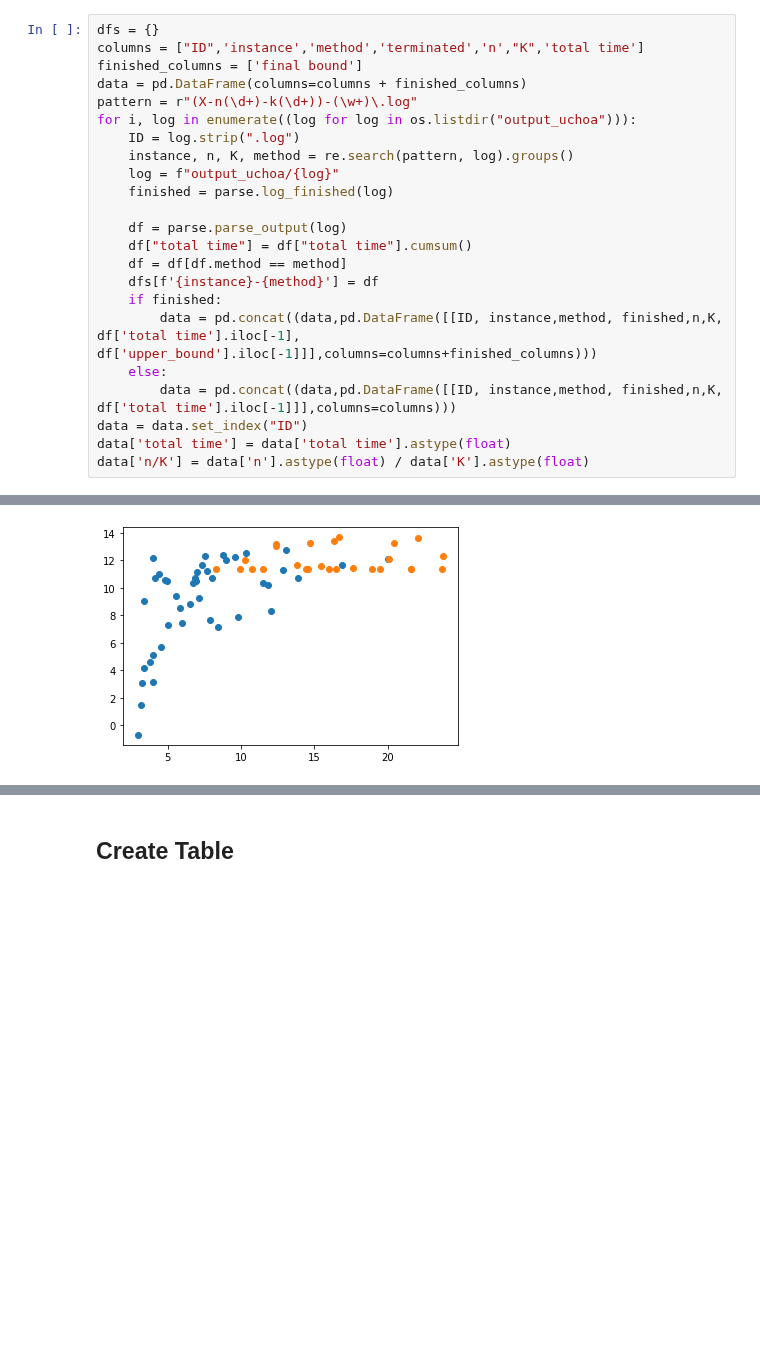
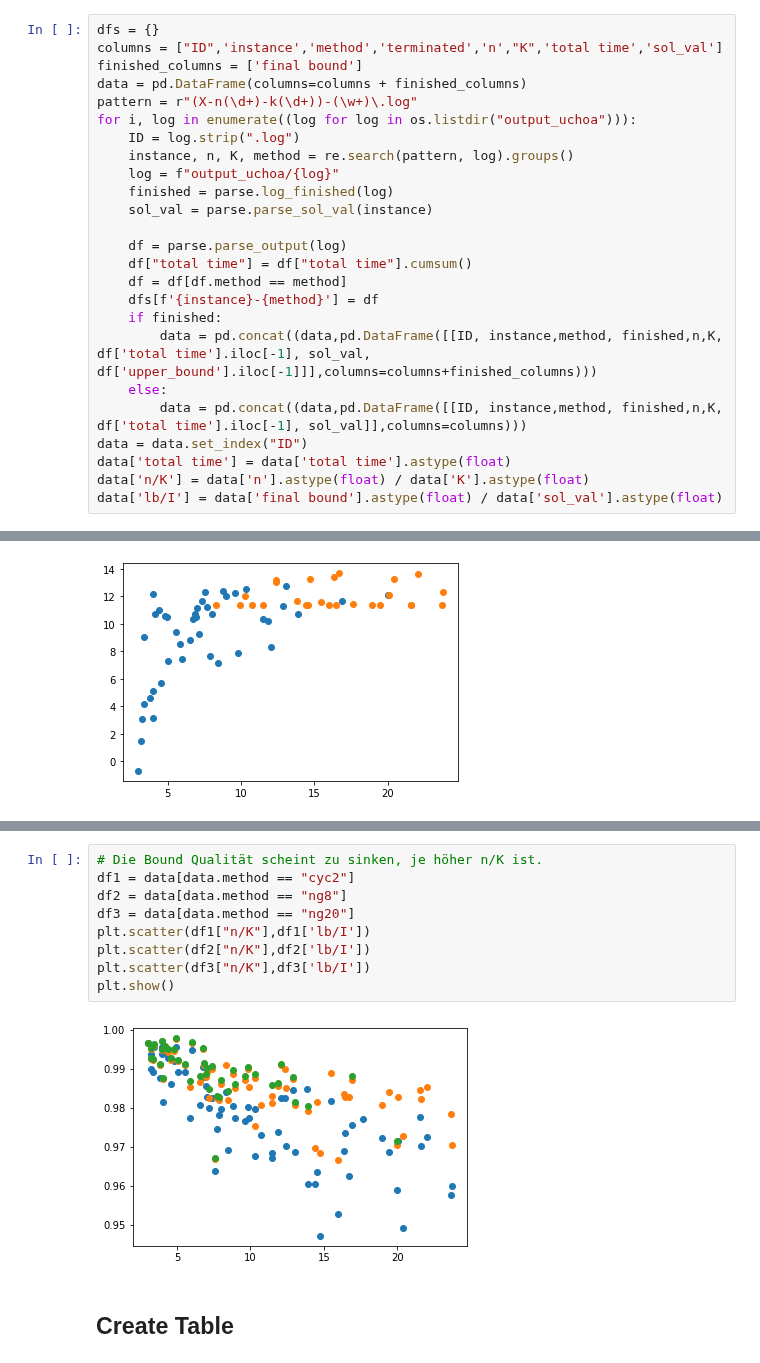
Before and after one commit to habanzu/cvrp, a Jupyter notebook: notebooks/Evaluation.ipynb, the cells around one changed output, grey strips where cells are left out. Cells and saved outputs as stored; diff of their text form; blank space fills up the shorter version.

```diff
--- a/notebooks/Evaluation.ipynb
+++ b/notebooks/Evaluation.ipynb
@@ -18,7 +18,7 @@ files = [file.rstrip(".vrp") for file in os.listdir("Instances/Uchoa") if (not f
 methods = ["SPPRC","cyc2","ng8","ng20"]
 # %%
 dfs = {}
-columns = ["ID",'instance','method','terminated','n',"K",'total time']
+columns = ["ID",'instance','method','terminated','n',"K",'total time','sol_val']
 finished_columns = ['final bound']
 data = pd.DataFrame(columns=columns + finished_columns)
 pattern = r"(X-n(\d+)-k(\d+))-(\w+)\.log"
@@ -27,18 +27,20 @@ for i, log in enumerate((log for log in os.listdir("output_uchoa"))):
     instance, n, K, method = re.search(pattern, log).groups()
     log = f"output_uchoa/{log}"
     finished = parse.log_finished(log)
+    sol_val = parse.parse_sol_val(instance)
 
     df = parse.parse_output(log)
     df["total time"] = df["total time"].cumsum()
     df = df[df.method == method]
     dfs[f'{instance}-{method}'] = df
     if finished:
-        data = pd.concat((data,pd.DataFrame([[ID, instance,method, finished,n,K, df['total time'].iloc[-1], df['upper_bound'].iloc[-1]]],columns=columns+finished_columns)))
+        data = pd.concat((data,pd.DataFrame([[ID, instance,method, finished,n,K, df['total time'].iloc[-1], sol_val, df['upper_bound'].iloc[-1]]],columns=columns+finished_columns)))
     else:
-        data = pd.concat((data,pd.DataFrame([[ID, instance,method, finished,n,K, df['total time'].iloc[-1]]],columns=columns)))
+        data = pd.concat((data,pd.DataFrame([[ID, instance,method, finished,n,K, df['total time'].iloc[-1], sol_val]],columns=columns)))
 data = data.set_index("ID")
 data['total time'] = data['total time'].astype(float)
 data['n/K'] = data['n'].astype(float) / data['K'].astype(float)
+data['lb/I'] = data['final bound'].astype(float) / data['sol_val'].astype(float)
 # %%
 df = data.loc[data.method == "ng20"].copy()
 df['div'] = df['n'].astype(float) / df['K'].astype(float)
@@ -89,3 +57,14 @@ df
+# %%
+# Die Bound Qualität scheint zu sinken, je höher n/K ist.
+df1 = data[data.method == "cyc2"]
+df2 = data[data.method == "ng8"]
+df3 = data[data.method == "ng20"]
+plt.scatter(df1["n/K"],df1['lb/I'])
+plt.scatter(df2["n/K"],df2['lb/I'])
+plt.scatter(df3["n/K"],df3['lb/I'])
+plt.show()
+# %% [output]
+[figure, added]
 # %% [markdown]
 ## Create Table
 # %%
```
Also changed, not shown: parts of 2 cells of this notebook, 1 other file.
